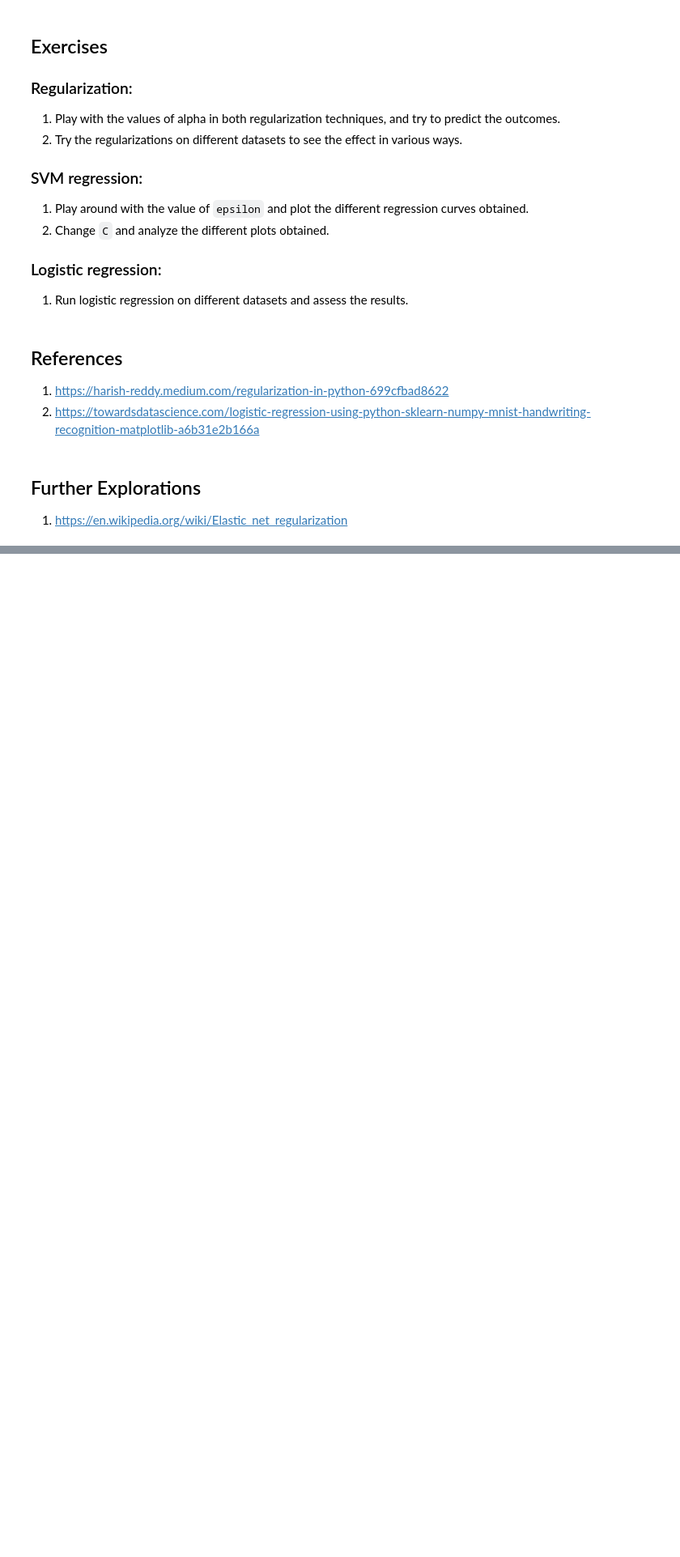
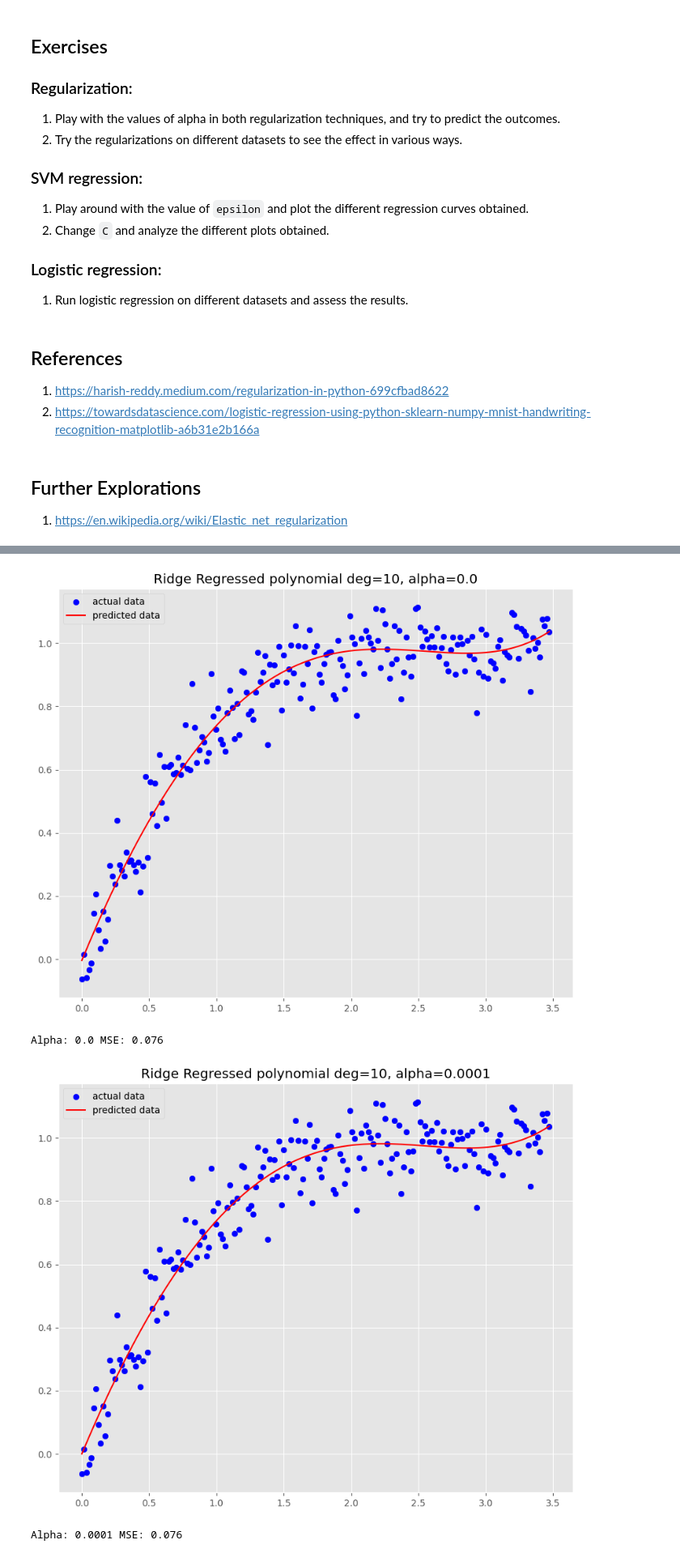
Before and after one commit to Vijayanirmala1234567890/FMML-LAB-ASSIGNMENT, a Jupyter notebook: Regression_Lab_3.ipynb, the cells around one changed output, grey strips where cells are left out. Shown at 81% size. Cells and saved outputs as stored; diff of their text form; code cells hidden in the pictures; blank space fills up the shorter version.

```diff
--- a/Regression_Lab_3.ipynb
+++ b/Regression_Lab_3.ipynb
@@ -656,0 +763,25 @@ plt.title(all_sample_title, size = 15);
+# %%
+def lasso_regression_exercise(x, y, deg, alpha):
+
+  poly = PolynomialFeatures(degree=deg)
+  x_ = poly.fit_transform(x)
+
+  r = Lasso(alpha)
+  r.fit(x_,y)
+
+  y_pred_ridge = r.predict(x_)
+  plt.title("Ridge Regressed polynomial deg={}, alpha={}".format(deg,alpha))
+  plt.scatter(x,y,color="blue")
+  plt.plot(x,y_pred_ridge,color="red")
+  plt.legend(["actual data","predicted data"])
+  plt.show()
+  print(f"Alpha: {alpha} MSE: {round(math.sqrt(metrics.mean_squared_error(y_pred_ridge, y)), 3)}")
+# %%
+alphas = np.array([0, 0.0001, 0.001, 0.1, 1])
+for alpha in alphas:
+  lasso_regression_exercise(X.reshape(-1, 1), y.reshape(-1, 1), deg=10, alpha=alpha)
+# %% [output]
+[figure, added]
+Alpha: 0.0 MSE: 0.076
+[figure, added]
+Alpha: 0.0001 MSE: 0.076
```
Also changed, not shown: parts of 22 cells of this notebook.
